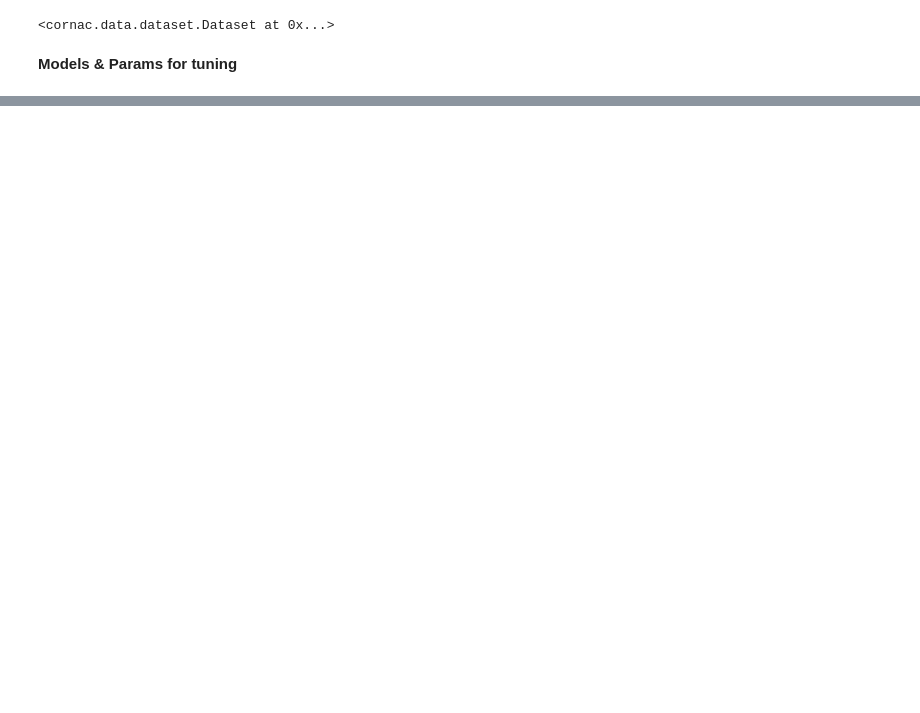
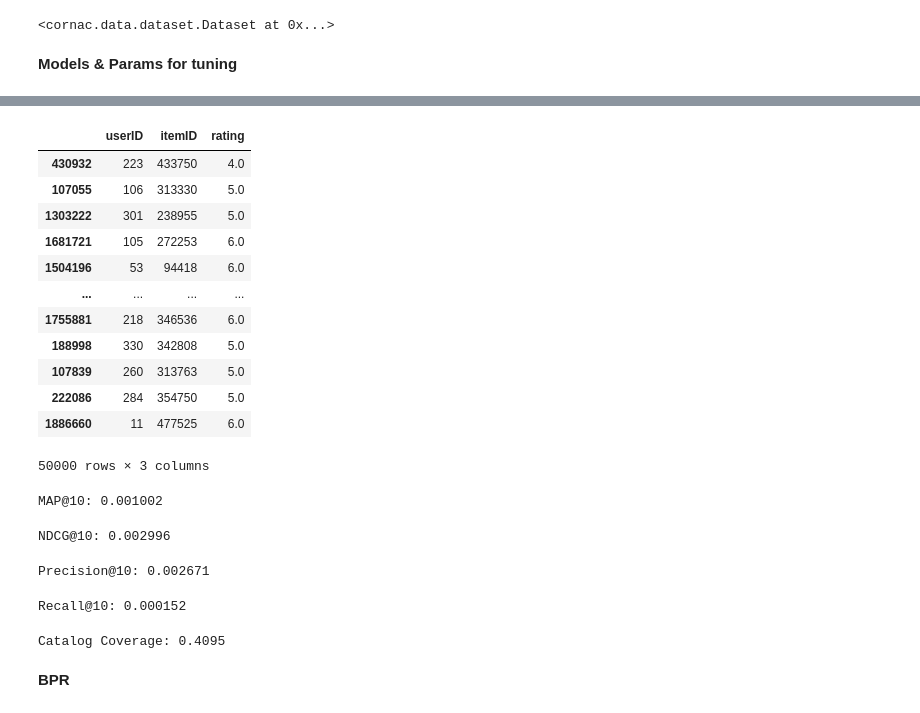
Before and after one commit to iara113/Sistemas-de-Recomenda-o, a Jupyter notebook: RS_Imp&Rec.ipynb, the cells around one changed output, grey strips where cells are left out. Saved outputs shown, nothing was run; the diff lists cells and outputs as text; code cells hidden in the pictures; blank space fills up the shorter version.

```diff
--- a/RS_Imp&Rec.ipynb
+++ b/RS_Imp&Rec.ipynb
@@ -892,0 +941,53 @@ display(evaluation[1])
+# %%
+test
+# %% [output]
+|  | userID | itemID | rating |
+| 430932 | 223 | 433750 | 4.0 |
+| 107055 | 106 | 313330 | 5.0 |
+| 1303222 | 301 | 238955 | 5.0 |
+| 1681721 | 105 | 272253 | 6.0 |
+| 1504196 | 53 | 94418 | 6.0 |
+| ... | ... | ... | ... |
+| 1755881 | 218 | 346536 | 6.0 |
+| 188998 | 330 | 342808 | 5.0 |
+| 107839 | 260 | 313763 | 5.0 |
+| 222086 | 284 | 354750 | 5.0 |
+| 1886660 | 11 | 477525 | 6.0 |
+50000 rows × 3 columns
+# %%
+from recommenders.evaluation.python_evaluation import map_at_k, ndcg_at_k, precision_at_k, recall_at_k
+
+# Exemplo com k=10
+k = 10
+
+# Calcular MAP@k
+map_value = map_at_k(test, mf_precitions, col_user='userID', col_item='itemID', col_prediction='rating', k=k)
+print(f"MAP@{k}: {map_value:.6f}")
+# %% [output]
+MAP@10: 0.001002
+# %%
+ndcg_value = ndcg_at_k(test, mf_precitions, col_user='userID', col_item='itemID', col_prediction='rating', k=k)
+print(f"NDCG@{k}: {ndcg_value:.6f}")
+# %% [output]
+NDCG@10: 0.002996
+# %%
+precision_value = precision_at_k(test, mf_precitions, col_user='userID', col_item='itemID', col_prediction='rating', k=k)
+print(f"Precision@{k}: {precision_value:.6f}")
+# %% [output]
+Precision@10: 0.002671
+# %%
+recall_value = recall_at_k(test, mf_precitions, col_user='userID', col_item='itemID', col_prediction='rating', k=k)
+print(f"Recall@{k}: {recall_value:.6f}")
+# %% [output]
+Recall@10: 0.000152
+# %%
+from recommenders.evaluation.python_evaluation import catalog_coverage
+col_user = 'userID'
+col_item = 'itemID'
+
+coverage = catalog_coverage(train, test, col_user=col_user, col_item=col_item)
+print(f"Catalog Coverage: {coverage:.4f}")
+# %% [output]
+Catalog Coverage: 0.4095
+# %% [markdown]
+**BPR**
```
Also changed, not shown: parts of 22 cells of this notebook.
